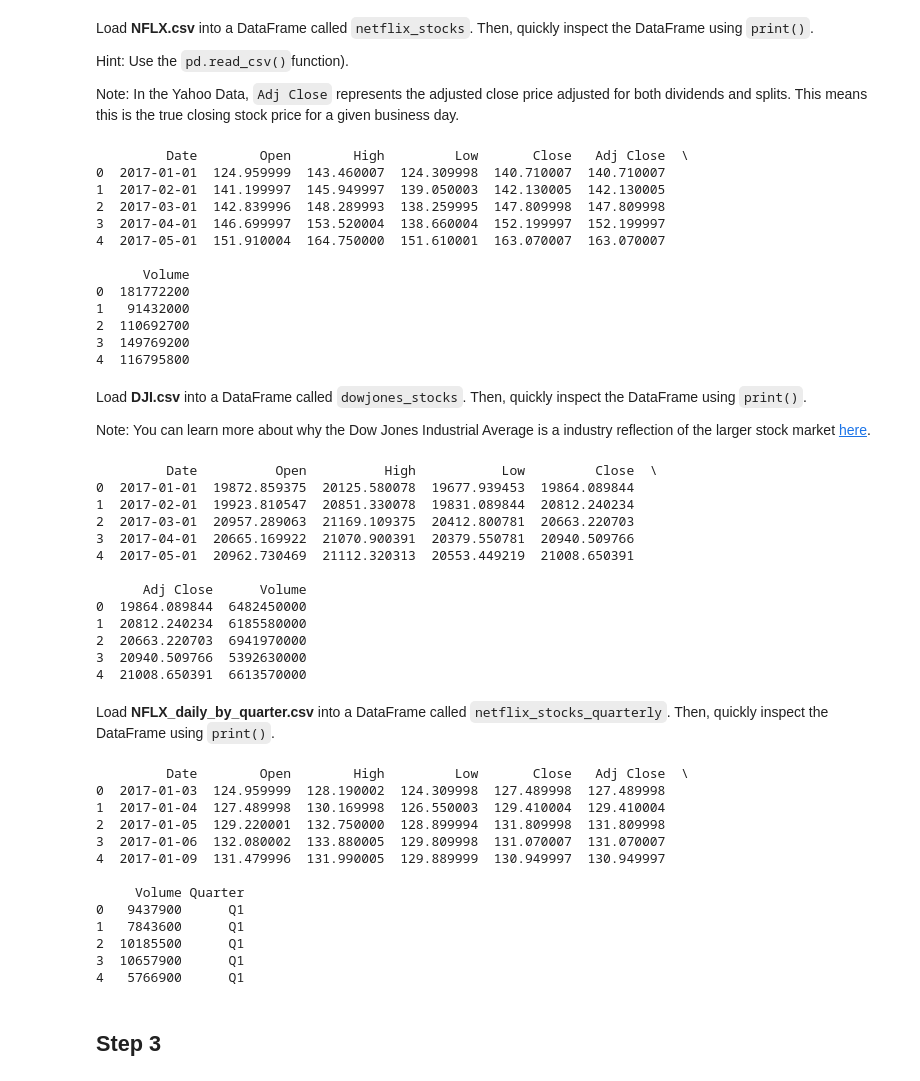
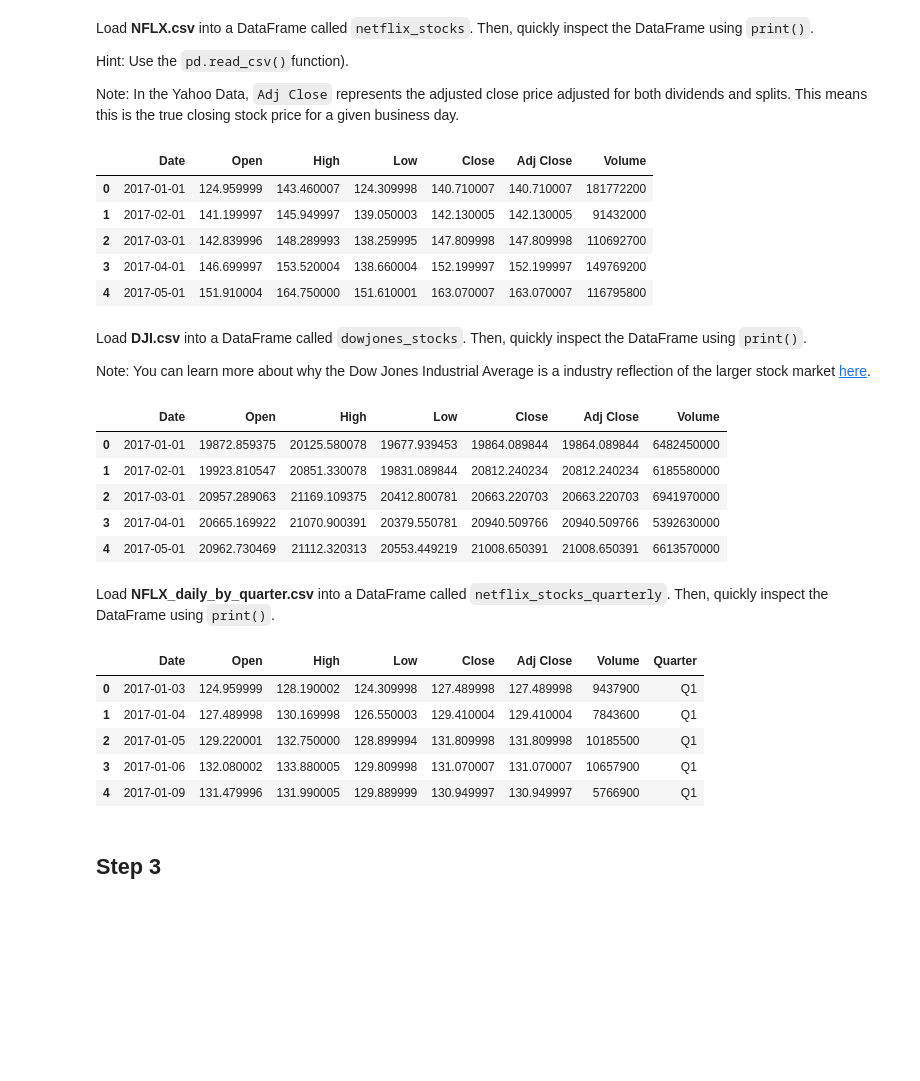
Before and after one commit to aubryprieur/DataScience_Netflix_Stocks, a Jupyter notebook: netflix_visualizations.ipynb, the cells around one changed output. Drawn from its saved outputs; the diff is of its cells as text; code cells hidden in the pictures; blank space fills up the shorter version.

```diff
--- a/netflix_visualizations.ipynb
+++ b/netflix_visualizations.ipynb
@@ -46,61 +46,40 @@ Hint: Use the `pd.read_csv()`function).
 Note: In the Yahoo Data, `Adj Close` represents the adjusted close price adjusted for both dividends and splits. This means this is the true closing stock price for a given business day.
 # %%
 netflix_stocks = pd.read_csv('NFLX.csv')
-print(netflix_stocks.head())
+netflix_stocks.head()
 # %% [output]
-         Date        Open        High         Low       Close   Adj Close  \
-0  2017-01-01  124.959999  143.460007  124.309998  140.710007  140.710007
-1  2017-02-01  141.199997  145.949997  139.050003  142.130005  142.130005
-2  2017-03-01  142.839996  148.289993  138.259995  147.809998  147.809998
-3  2017-04-01  146.699997  153.520004  138.660004  152.199997  152.199997
-4  2017-05-01  151.910004  164.750000  151.610001  163.070007  163.070007
-
-      Volume
-0  181772200
-1   91432000
-2  110692700
-3  149769200
-4  116795800
+|  | Date | Open | High | Low | Close | Adj Close | Volume |
+| 0 | 2017-01-01 | 124.959999 | 143.460007 | 124.309998 | 140.710007 | 140.710007 | 181772200 |
+| 1 | 2017-02-01 | 141.199997 | 145.949997 | 139.050003 | 142.130005 | 142.130005 | 91432000 |
+| 2 | 2017-03-01 | 142.839996 | 148.289993 | 138.259995 | 147.809998 | 147.809998 | 110692700 |
+| 3 | 2017-04-01 | 146.699997 | 153.520004 | 138.660004 | 152.199997 | 152.199997 | 149769200 |
+| 4 | 2017-05-01 | 151.910004 | 164.750000 | 151.610001 | 163.070007 | 163.070007 | 116795800 |
 # %% [markdown]
 Load **DJI.csv** into a DataFrame called `dowjones_stocks`. Then, quickly inspect the DataFrame using `print()`.
 
 Note: You can learn more about why the Dow Jones Industrial Average is a industry reflection of the larger stock market [here](https://www.investopedia.com/terms/d/djia.asp).
 # %%
 dowjones_stocks = pd.read_csv('DJI.csv')
-print(dowjones_stocks.head())
+dowjones_stocks.head()
 # %% [output]
-         Date          Open          High           Low         Close  \
-0  2017-01-01  19872.859375  20125.580078  19677.939453  19864.089844
-1  2017-02-01  19923.810547  20851.330078  19831.089844  20812.240234
-2  2017-03-01  20957.289063  21169.109375  20412.800781  20663.220703
-3  2017-04-01  20665.169922  21070.900391  20379.550781  20940.509766
-4  2017-05-01  20962.730469  21112.320313  20553.449219  21008.650391
-
-      Adj Close      Volume
-0  19864.089844  6482450000
-1  20812.240234  6185580000
-2  20663.220703  6941970000
-3  20940.509766  5392630000
-4  21008.650391  6613570000
+|  | Date | Open | High | Low | Close | Adj Close | Volume |
+| 0 | 2017-01-01 | 19872.859375 | 20125.580078 | 19677.939453 | 19864.089844 | 19864.089844 | 6482450000 |
+| 1 | 2017-02-01 | 19923.810547 | 20851.330078 | 19831.089844 | 20812.240234 | 20812.240234 | 6185580000 |
+| 2 | 2017-03-01 | 20957.289063 | 21169.109375 | 20412.800781 | 20663.220703 | 20663.220703 | 6941970000 |
+| 3 | 2017-04-01 | 20665.169922 | 21070.900391 | 20379.550781 | 20940.509766 | 20940.509766 | 5392630000 |
+| 4 | 2017-05-01 | 20962.730469 | 21112.320313 | 20553.449219 | 21008.650391 | 21008.650391 | 6613570000 |
 # %% [markdown]
 Load **NFLX_daily_by_quarter.csv** into a DataFrame called `netflix_stocks_quarterly`. Then, quickly inspect the DataFrame using `print()`.
 # %%
 netflix_stocks_quarterly = pd.read_csv('NFLX_daily_by_quarter.csv')
-print(netflix_stocks_quarterly.head())
+netflix_stocks_quarterly.head()
 # %% [output]
-         Date        Open        High         Low       Close   Adj Close  \
-0  2017-01-03  124.959999  128.190002  124.309998  127.489998  127.489998
-1  2017-01-04  127.489998  130.169998  126.550003  129.410004  129.410004
-2  2017-01-05  129.220001  132.750000  128.899994  131.809998  131.809998
-3  2017-01-06  132.080002  133.880005  129.809998  131.070007  131.070007
-4  2017-01-09  131.479996  131.990005  129.889999  130.949997  130.949997
-
-     Volume Quarter
-0   9437900      Q1
-1   7843600      Q1
-2  10185500      Q1
-3  10657900      Q1
-4   5766900      Q1
+|  | Date | Open | High | Low | Close | Adj Close | Volume | Quarter |
+| 0 | 2017-01-03 | 124.959999 | 128.190002 | 124.309998 | 127.489998 | 127.489998 | 9437900 | Q1 |
+| 1 | 2017-01-04 | 127.489998 | 130.169998 | 126.550003 | 129.410004 | 129.410004 | 7843600 | Q1 |
+| 2 | 2017-01-05 | 129.220001 | 132.750000 | 128.899994 | 131.809998 | 131.809998 | 10185500 | Q1 |
+| 3 | 2017-01-06 | 132.080002 | 133.880005 | 129.809998 | 131.070007 | 131.070007 | 10657900 | Q1 |
+| 4 | 2017-01-09 | 131.479996 | 131.990005 | 129.889999 | 130.949997 | 130.949997 | 5766900 | Q1 |
 # %% [markdown]
 ## Step 3
 # %% [markdown]
```
Also changed, not shown: parts of 8 cells of this notebook.
